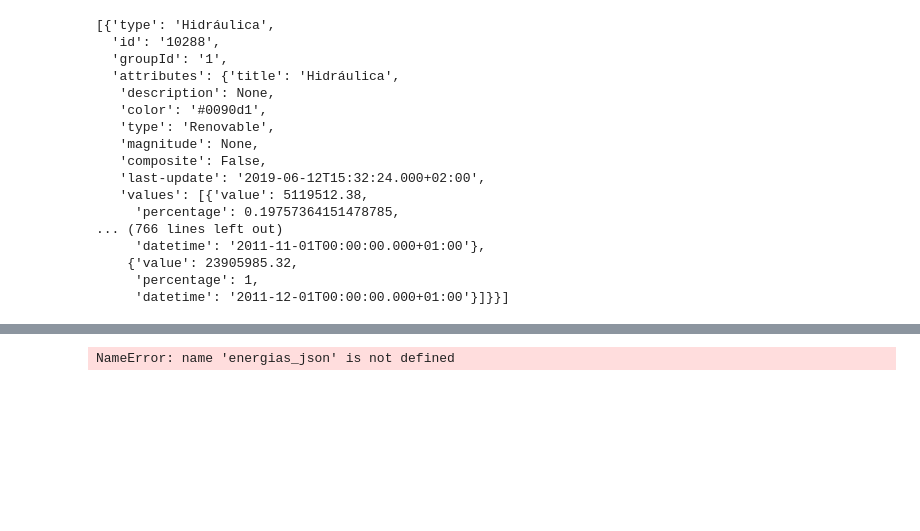
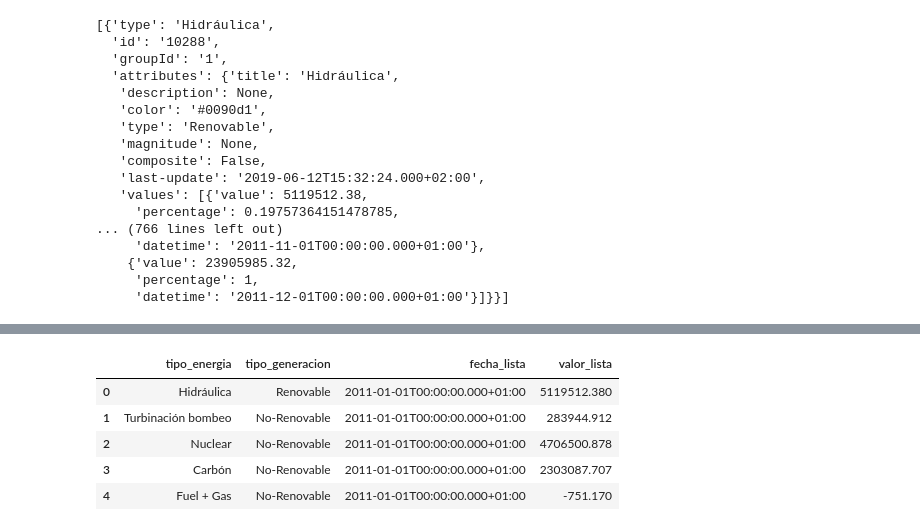
Before and after one commit to BSReguera/Pair-Programming-Modulo-2--, a Jupyter notebook: pair_programming_modulo2_sprint1_apis_BeatrizyJohana.ipynb, the cells around one changed output, grey strips where cells are left out. Cells and saved outputs as stored; diff of their text form; code cells hidden in the pictures; blank space fills up the shorter version.

```diff
--- a/pair_programming_modulo2_sprint1_apis_BeatrizyJohana.ipynb
+++ b/pair_programming_modulo2_sprint1_apis_BeatrizyJohana.ipynb
@@ -19,10 +14,10 @@ import re
 pd.set_option('display.max_columns', None)
 # %%
 # Definir la url
-url = "https://apidatos.ree.es/es/datos/generacion/estructura-generacion?start_date=2011-01-01T00:00&end_date=2011-12-31T23:59&time_trunc=month"
+url_energia = "https://apidatos.ree.es/es/datos/generacion/estructura-generacion?start_date=2011-01-01T00:00&end_date=2011-12-31T23:59&time_trunc=month"
 
 # Realiza una solicitud GET a la URL proporcionada
-datos_llamada = requests.get(url)
+datos_llamada_energia = requests.get(url_energia)
 # %%
 # Llamada y estado
 datos_llamada.status_code
@@ -99,7 +86,0 @@ energia_obtenida_todos = {}
-# %%
-tipo_energia = []
-tipo_generacion = []
-fecha_lista = []
-valor_lista = []
-
-diccionario = {"tipo energia": tipo_energia, "tipo generacion": tipo_generacion, "fecha": fecha_lista, "valor": valor_lista}
@@ -112,15 +86,0 @@ valor = valor["data"]["included"][0]["type"]...........
-# %%
-tipo_energia.append(energia)
-tipo_generacion.append(generacion)
-fecha_lista.append(fecha)
-valor_lista.append(valor)
-
-print(diccionario)
-# %%
-for year in range(2011,2023):
-    url2 = f"https://apidatos.ree.es/es/datos/generacion/estructura-generacion?start_date={year}-T00:00&end_date=T23:59&{year}"
-    for datos_llamada in energias_json["included"]:
-        print(datos_llamada)
-    break
-# %% [output]
-NameError: name 'energias_json' is not defined
@@ -132,0 +87,32 @@ def energia (año_inicio, año_final):
+# %%
+diccionario_energia = {"tipo_energia": [], "tipo_generacion": [], "fecha_lista": [], "valor_lista": []}
+
+included = datos_llamada_energia.json()
+
+datos = included["included"]
+# %%
+def extraer_datos_energia(datos_llamada_energia, diccionario_energia):
+
+    lista_energia = []
+
+    for dato in datos:
+        tipo_energia = dato["type"]
+        tipo_generacion = dato["attributes"]["type"]
+        fecha_lista = dato["attributes"]["values"][0]["datetime"]
+        valor_lista = dato["attributes"]["values"][0]["value"]
+
+        lista_energia.append({"tipo_energia": tipo_energia, "tipo_generacion": tipo_generacion, "fecha_lista": fecha_lista, "valor_lista": valor_lista})
+
+    # Crear un Dataframe a partir del diccinario de datos
+    df_lista_energia = pd.DataFrame(lista_energia)
+    return df_lista_energia
+
+df_energia = extraer_datos_energia(datos_llamada_energia, diccionario_energia)
+df_energia.head()
+# %% [output]
+|  | tipo_energia | tipo_generacion | fecha_lista | valor_lista |
+| 0 | Hidráulica | Renovable | 2011-01-01T00:00:00.000+01:00 | 5119512.380 |
+| 1 | Turbinación bombeo | No-Renovable | 2011-01-01T00:00:00.000+01:00 | 283944.912 |
+| 2 | Nuclear | No-Renovable | 2011-01-01T00:00:00.000+01:00 | 4706500.878 |
+| 3 | Carbón | No-Renovable | 2011-01-01T00:00:00.000+01:00 | 2303087.707 |
+| 4 | Fuel + Gas | No-Renovable | 2011-01-01T00:00:00.000+01:00 | -751.170 |
```
Also changed, not shown: parts of 15 cells of this notebook.
